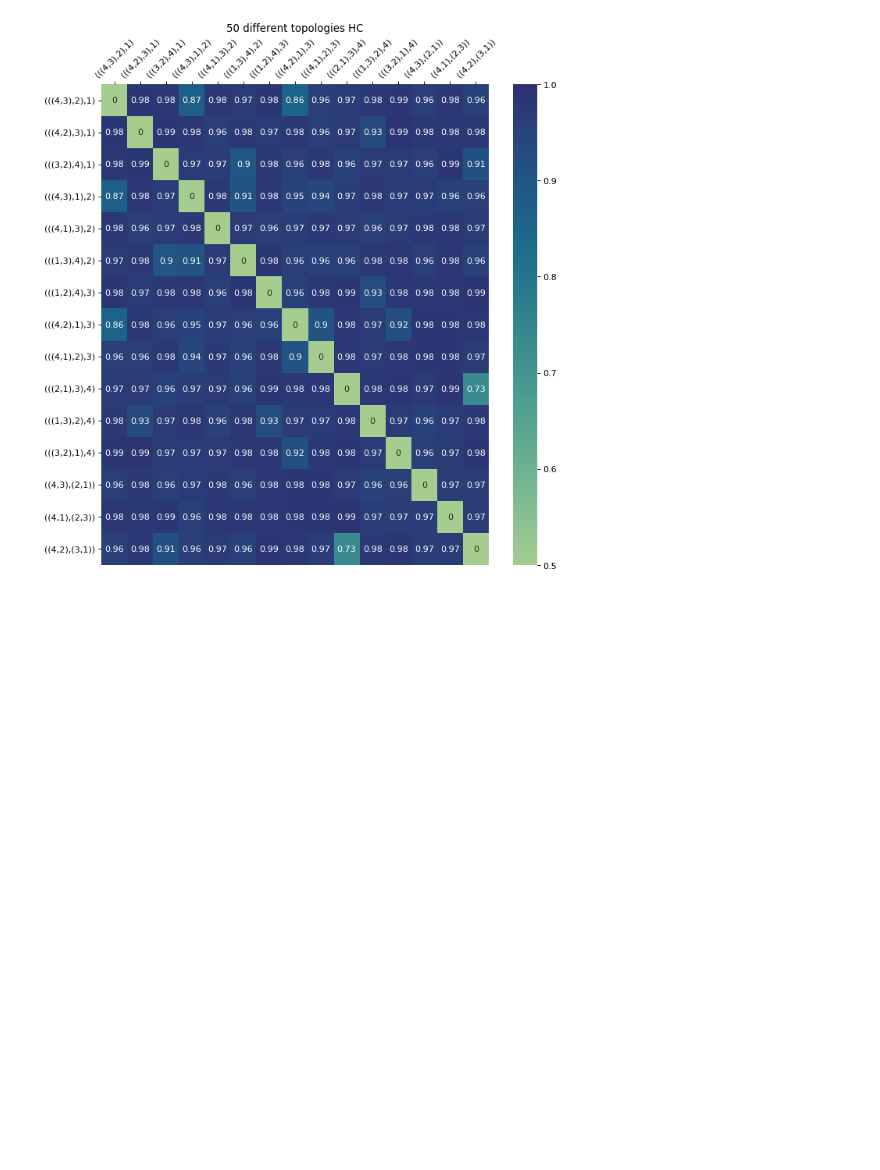
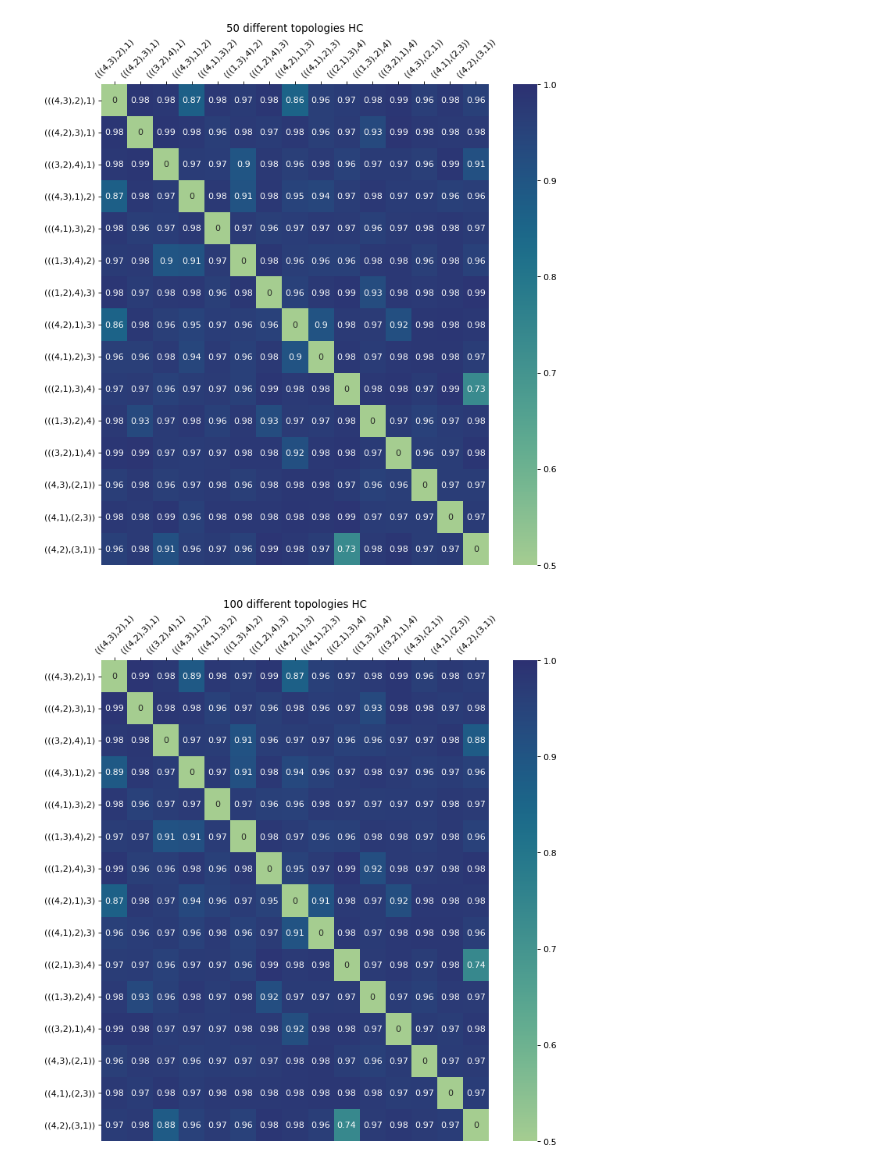
Before and after one commit to solislemuslab/PhyloClustering.jl, a Jupyter notebook: hc-heatmap.ipynb, the cells around one changed output. Drawn from its saved outputs; the diff is of its cells as text; code cells hidden in the pictures; blank space fills up the shorter version.

Commit message:
tested HC for 8-taxon trees and NNI for 16-taxon trees

```diff
--- a/hc-heatmap.ipynb
+++ b/hc-heatmap.ipynb
@@ -290,22 +287,42 @@ plot.tick_params(axis='y', rotation=0)
 [figure]
 [figure]
 # %%
-df = pd.read_csv("./data/hc/hc_8_diff_topo_50_1.csv")
+df = pd.read_csv("./data/hc/8/hc_8_diff_topo_50_1.csv")
 accuracy = df.values
 for i in range(99):
-    path = "./data/hc/hc_8_diff_topo_50_" + str(i + 2) + ".csv"
+    path = "./data/hc/8/hc_8_diff_topo_50_" + str(i + 2) + ".csv"
     df = pd.read_csv(path)
     accuracy += df.values
 
 accuracy /= 100
-diff_kmeans_100 = pd.DataFrame(accuracy)
-diff_kmeans_100.columns = trees
-diff_kmeans_100.index = trees
+hc_50 = pd.DataFrame(accuracy)
+hc_50.columns = trees
+hc_50.index = trees
 
 plt.figure(figsize=(10,10), dpi=80)
 plt.title('50 different topologies HC')
-plot = sns.heatmap(diff_kmeans_100, annot=True, cmap="crest",vmin = 0.5, vmax = 1);
+plot = sns.heatmap(hc_50, annot=True, cmap="crest",vmin = 0.5, vmax = 1);
 plot.xaxis.tick_top()
 plot.tick_params(axis='x', rotation=45)
 # %% [output]
 [figure]
+# %%
+df = pd.read_csv("./data/hc/8/hc_8_diff_topo_100_1.csv")
+accuracy = df.values
+for i in range(99):
+    path = "./data/hc/8/hc_8_diff_topo_100_" + str(i + 2) + ".csv"
+    df = pd.read_csv(path)
+    accuracy += df.values
+
+accuracy /= 100
+hc_100 = pd.DataFrame(accuracy)
+hc_100.columns = trees
+hc_100.index = trees
+
+plt.figure(figsize=(10,10), dpi=80)
+plt.title('100 different topologies HC')
+plot = sns.heatmap(hc_100, annot=True, cmap="crest",vmin = 0.5, vmax = 1);
+plot.xaxis.tick_top()
+plot.tick_params(axis='x', rotation=45)
+# %% [output]
+[figure, added]
```
Also changed, not shown: parts of 10 cells of this notebook, 8 other files.
